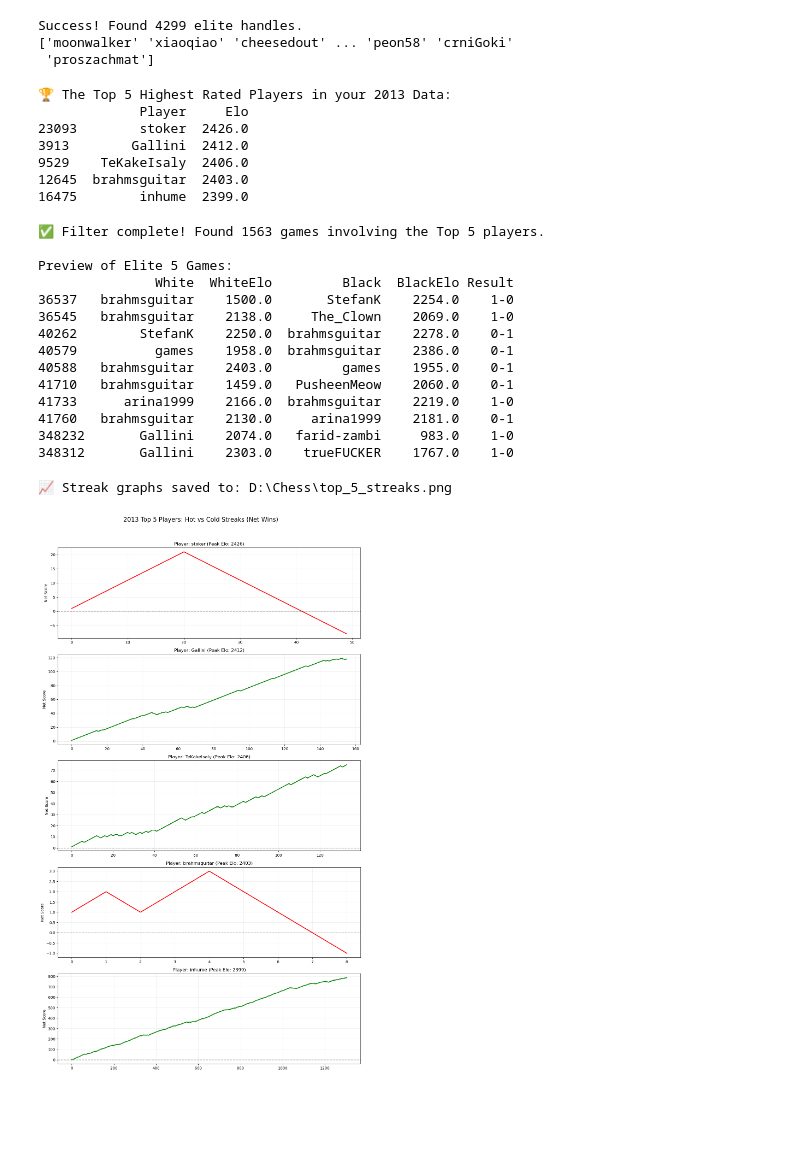
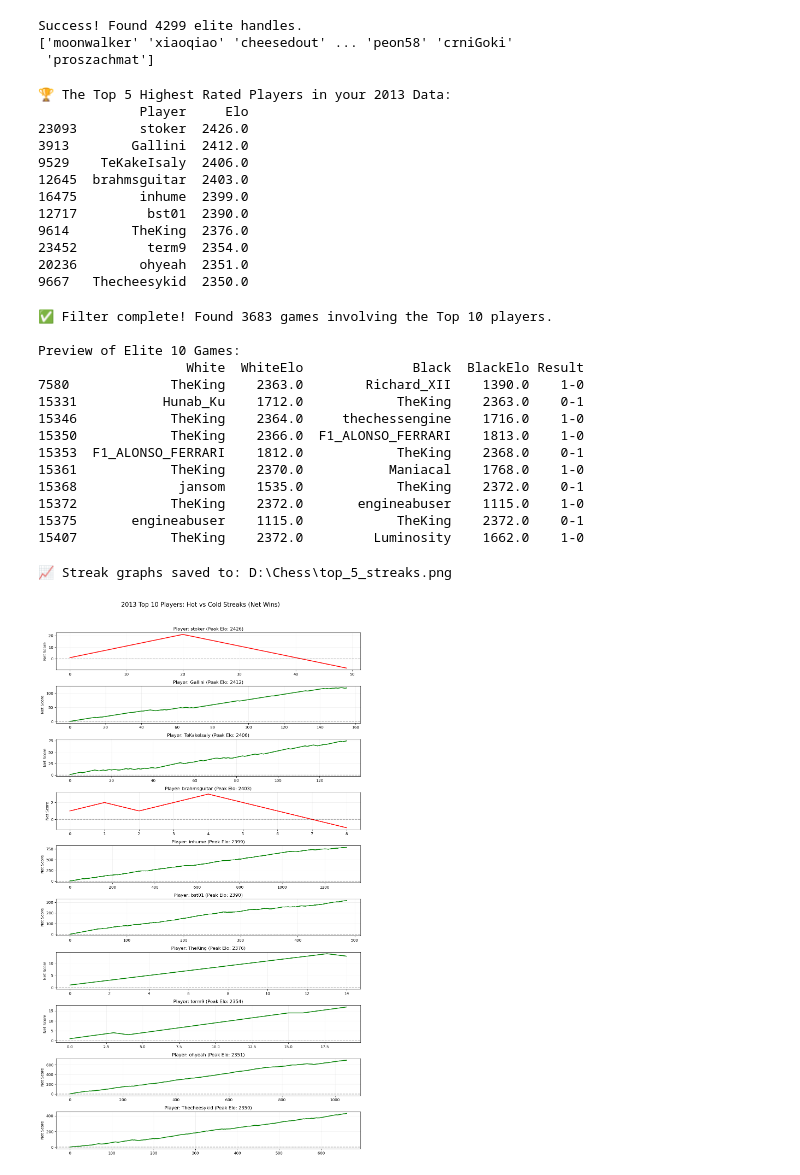
Before and after one commit to SalmaAllam8/chess-players-performance-analysis-, a Jupyter notebook: Lichess data cleaning and analysis.ipynb, the cells around one changed output. Drawn from its saved outputs; the diff is of its cells as text; code cells hidden in the pictures; blank space fills up the shorter version.

Commit message:
"elite players analysis but this time make it top 10 for better analysis"

```diff
--- a/Lichess data cleaning and analysis.ipynb
+++ b/Lichess data cleaning and analysis.ipynb
@@ -110,11 +110,11 @@ all_players = pd.concat([white_players, black_players])
 # 2. Find the maximum rating for each unique player
 player_peaks = all_players.groupby('Player')['Elo'].max().reset_index()
 
-# 3. Sort by Elo and take the top 5
-top_5 = player_peaks.sort_values(by='Elo', ascending=False).head(5)
+# 3. Sort by Elo and take the top 10
+top_10 = player_peaks.sort_values(by='Elo', ascending=False).head(10)
 
 print("🏆 The Top 5 Highest Rated Players in your 2013 Data:")
-print(top_5)
+print(top_10)
 # %% [output]
 🏆 The Top 5 Highest Rated Players in your 2013 Data:
              Player     Elo
@@ -123,40 +123,45 @@ print(top_5)
 9529    TeKakeIsaly  2406.0
 12645  brahmsguitar  2403.0
 16475        inhume  2399.0
+12717         bst01  2390.0
+9614        TheKing  2376.0
+23452         term9  2354.0
+20236        ohyeah  2351.0
+9667   Thecheesykid  2350.0
 # %%
 # 1. Get the list of the top 5 usernames from your previous 'top_5' result
-top_5_names = top_5['Player'].tolist()
+top_10_names = top_10['Player'].tolist()
 
 # 2. Filter the pro_games (or df_master) to only include games featuring these 5 players
 # We check if the player is either White OR Black
-elite_5_games = pro_games[
-    (pro_games['White'].isin(top_5_names)) |
-    (pro_games['Black'].isin(top_5_names))
+elite_10_games = pro_games[
+    (pro_games['White'].isin(top_10_names)) |
+    (pro_games['Black'].isin(top_10_names))
 ].copy()
 
-print(f"✅ Filter complete! Found {len(elite_5_games)} games involving the Top 5 players.")
+print(f"✅ Filter complete! Found {len(elite_10_games)} games involving the Top 10 players.")
 
 # 3. See who is playing whom in this subset
-print("\nPreview of Elite 5 Games:")
-print(elite_5_games[['White', 'WhiteElo', 'Black', 'BlackElo', 'Result']].head(10))
+print("\nPreview of Elite 10 Games:")
+print(elite_10_games[['White', 'WhiteElo', 'Black', 'BlackElo', 'Result']].head(10))
 
 # 4. Save this specific group for deep analysis
-elite_5_games.to_csv(r"D:\Chess\top_5_players_2013.csv", index=False)
+elite_10_games.to_csv(r"D:\Chess\top_5_players_2013.csv", index=False)
 # %% [output]
-✅ Filter complete! Found 1563 games involving the Top 5 players.
+✅ Filter complete! Found 3683 games involving the Top 10 players.
 
-Preview of Elite 5 Games:
-               White  WhiteElo         Black  BlackElo Result
-36537   brahmsguitar    1500.0       StefanK    2254.0    1-0
-36545   brahmsguitar    2138.0     The_Clown    2069.0    1-0
-40262        StefanK    2250.0  brahmsguitar    2278.0    0-1
-40579          games    1958.0  brahmsguitar    2386.0    0-1
-40588   brahmsguitar    2403.0         games    1955.0    0-1
-41710   brahmsguitar    1459.0   PusheenMeow    2060.0    0-1
-41733      arina1999    2166.0  brahmsguitar    2219.0    1-0
-41760   brahmsguitar    2130.0     arina1999    2181.0    0-1
-348232       Gallini    2074.0   farid-zambi     983.0    1-0
-348312       Gallini    2303.0    trueFUCKER    1767.0    1-0
+Preview of Elite 10 Games:
+                   White  WhiteElo              Black  BlackElo Result
+7580             TheKing    2363.0        Richard_XII    1390.0    1-0
+15331           Hunab_Ku    1712.0            TheKing    2363.0    0-1
+15346            TheKing    2364.0     thechessengine    1716.0    1-0
+15350            TheKing    2366.0  F1_ALONSO_FERRARI    1813.0    1-0
+15353  F1_ALONSO_FERRARI    1812.0            TheKing    2368.0    0-1
+15361            TheKing    2370.0           Maniacal    1768.0    1-0
+15368             jansom    1535.0            TheKing    2372.0    0-1
+15372            TheKing    2372.0       engineabuser    1115.0    1-0
+15375       engineabuser    1115.0            TheKing    2372.0    0-1
+15407            TheKing    2372.0         Luminosity    1662.0    1-0
 # %%
 import matplotlib.pyplot as plt
 # %%
@@ -168,41 +173,41 @@ df['DateTime'] = pd.to_datetime(df['UTCDate'] + ' ' + df['UTCTime'].fillna('00:0
 df = df.sort_values('DateTime')
 
 # 4. Create the Plots
-fig, axes = plt.subplots(5, 1, figsize=(12, 20))
-fig.suptitle('2013 Top 5 Players: Hot vs Cold Streaks (Net Wins)', fontsize=16, y=1.02)
+fig, axes = plt.subplots(10, 1, figsize=(12, 20))
+fig.suptitle('2013 Top 10 Players: Hot vs Cold Streaks (Net Wins)', fontsize=16, y=1.02)
 
-for i, player in enumerate(top_5_names):
+for i, player in enumerate(top_10_names):
     # Filter games for this specific player
     p_games = df[(df['White'] == player) | (df['Black'] == player)].copy()
 
     # Define a scoring function for that player
     def get_net_score(row):
         if row['White'] == player:
             if row['Result'] == '1-0': return 1
             if row['Result'] == '0-1': return -1
         else: # player is Black
             if row['Result'] == '0-1': return 1
             if row['Result'] == '1-0': return -1
         return 0 # Draw
 
     p_games['Score'] = p_games.apply(get_net_score, axis=1)
     p_games['Streak_Value'] = p_games['Score'].cumsum()
 
     # Plotting on the specific subplot
     axes[i].plot(range(len(p_games)), p_games['Streak_Value'], color='green' if p_games['Streak_Value'].iloc[-1] > 0 else 'red', linewidth=2)
     axes[i].axhline(0, color='black', linestyle='--', alpha=0.3)
     axes[i].set_title(f"Player: {player} (Peak Elo: {int(all_players[all_players['Player']==player]['Elo'].max())})")
     axes[i].set_ylabel("Net Score")
     axes[i].grid(True, alpha=0.2)
 
 plt.tight_layout()
 save_img_path = r"D:\Chess\top_5_streaks.png"
 plt.savefig(save_img_path, bbox_inches='tight')
 print(f"📈 Streak graphs saved to: {save_img_path}")
 plt.show()
 # %% [output]
 📈 Streak graphs saved to: D:\Chess\top_5_streaks.png
-[figure, old version]
+[figure, new version]
 # %%
 
 df['WhiteElo'] = pd.to_numeric(df['WhiteElo'], errors='coerce')
```
Also changed, not shown: parts of 1 cell of this notebook.
